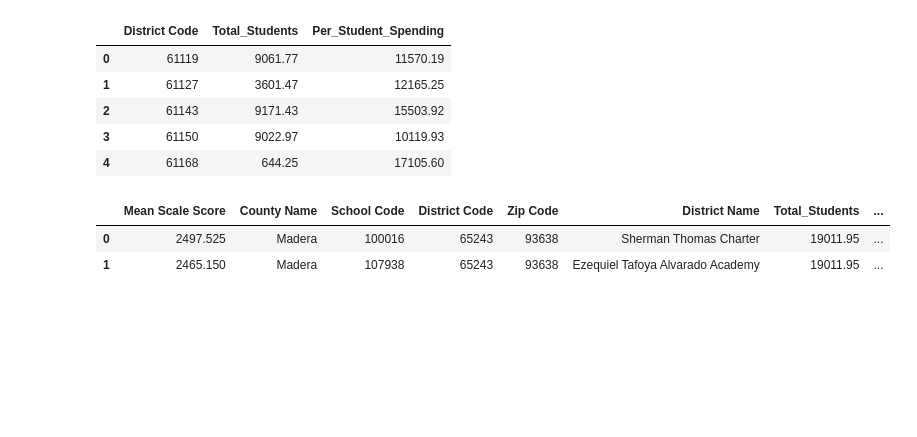
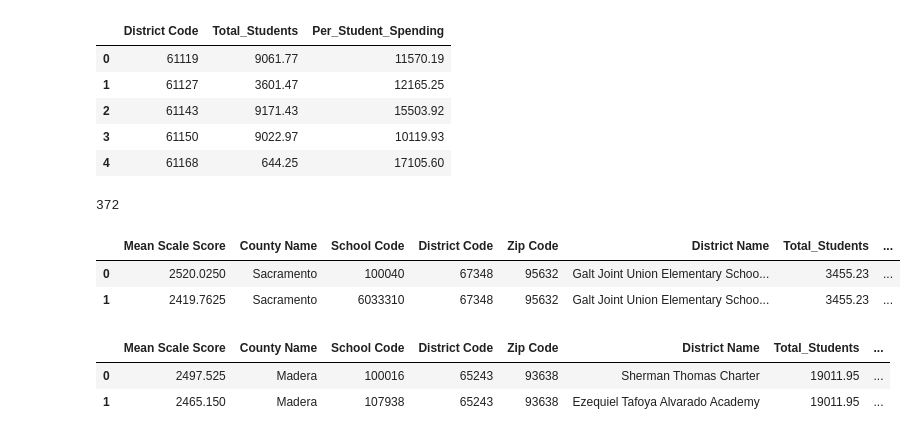
Before and after one commit to NathanLaird/Migrant-Education, a Jupyter notebook: Data_Wrangling.ipynb, the cells around one changed output. Saved outputs shown, nothing was run; the diff lists cells and outputs as text; code cells hidden in the pictures; blank space fills up the shorter version.

```diff
--- a/Data_Wrangling.ipynb
+++ b/Data_Wrangling.ipynb
@@ -139,7 +122,13 @@ Per_Pupil_Spending.head()
 # %%
 Per_Pupil_Spending.columns=['District Code','Total_Students','Per_Student_Spending']
 Migrant_School_List = Migrant_School_List.merge(Per_Pupil_Spending[['District Code','Total_Students','Per_Student_Spending']])
-#Migrant_School_List.head(2)
+print(len(Migrant_School_List))
+Migrant_School_List.head(2)
+# %% [output]
+372
+|  | Mean Scale Score | County Name | School Code | District Code | Zip Code | District Name | Total_Students | ... |
+| 0 | 2520.0250 | Sacramento | 100040 | 67348 | 95632 | Galt Joint Union Elementary Schoo... | 3455.23 | ... |
+| 1 | 2419.7625 | Sacramento | 6033310 | 67348 | 95632 | Galt Joint Union Elementary Schoo... | 3455.23 | ... |
 # %%
 
 All_School_List = All_School_List.merge(Per_Pupil_Spending)
```
Also changed, not shown: parts of 17 cells of this notebook, 5 other files.
